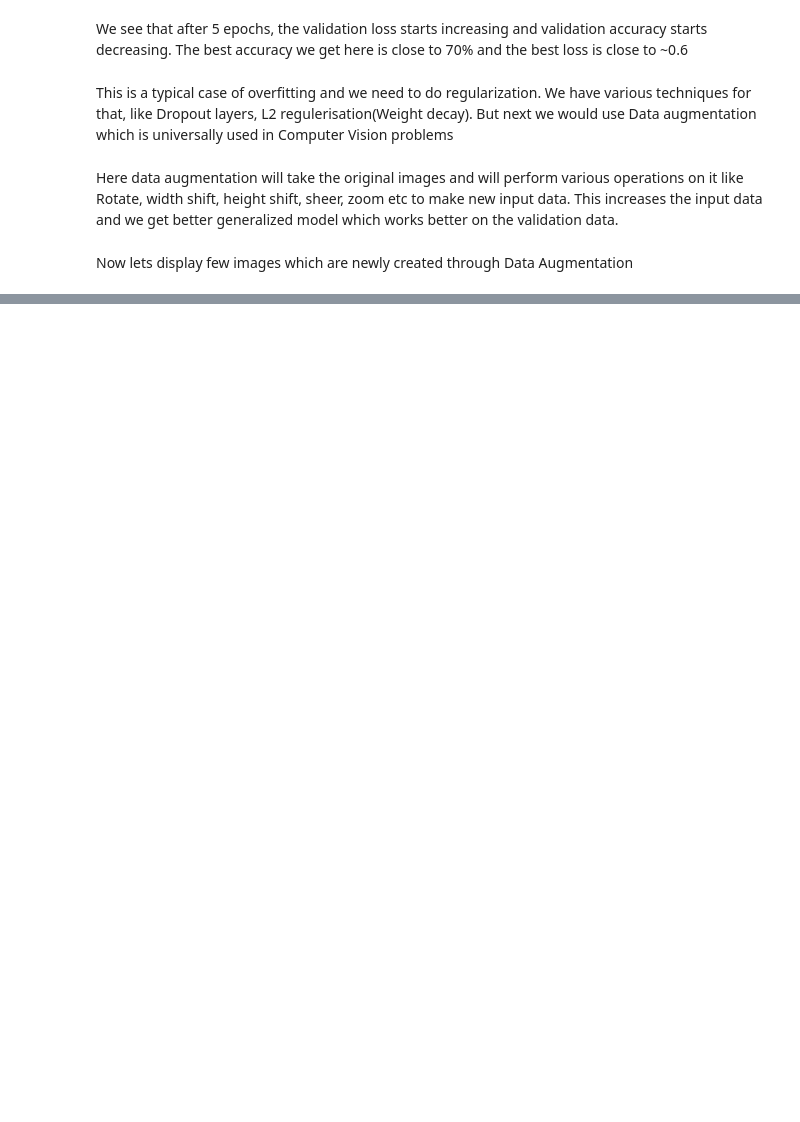
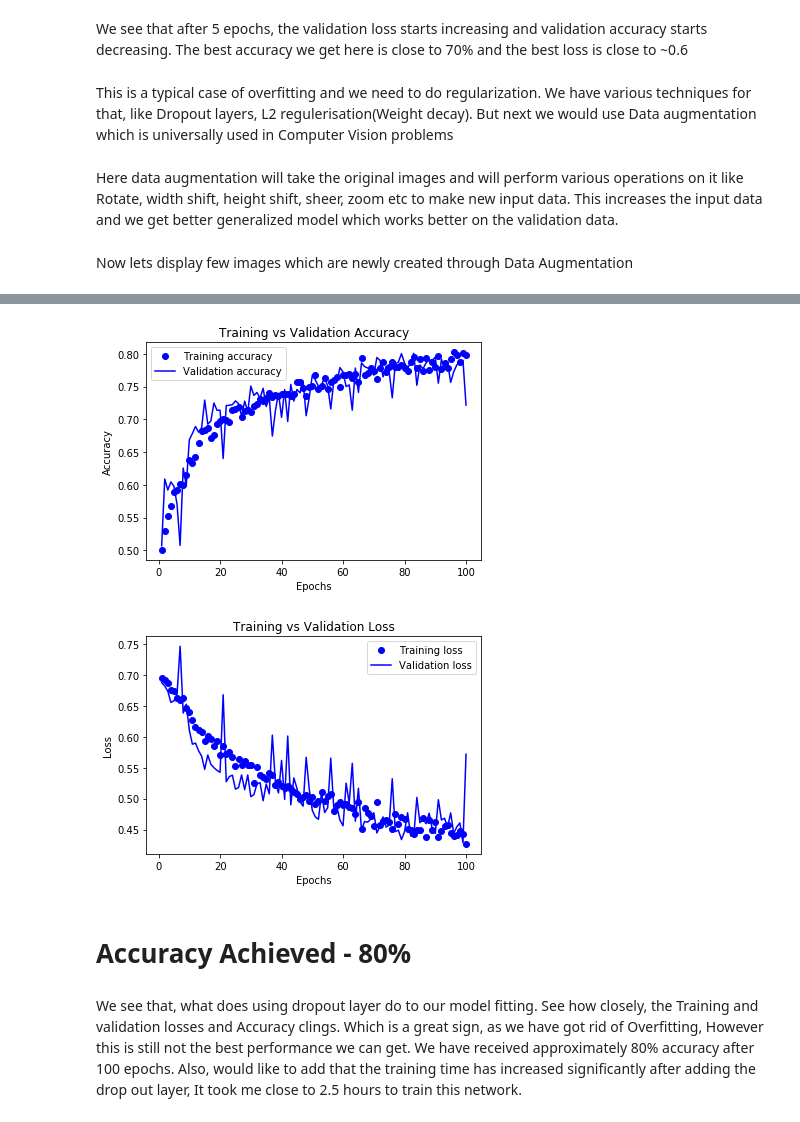
Before and after one commit to RahulTechTutorials/Deep_learning, a Jupyter notebook: Classification_NN_Dogs_cats.ipynb, the cells around one changed output, grey strips where cells are left out. Cells and saved outputs as stored; diff of their text form; code cells hidden in the pictures; blank space fills up the shorter version.

```diff
--- a/Classification_NN_Dogs_cats.ipynb
+++ b/Classification_NN_Dogs_cats.ipynb
@@ -306,0 +338,3 @@ plt.show()
+# %%
+from keras import optimizers
+model2.compile(loss = 'binary_crossentropy', optimizer = optimizers.RMSprop(lr=1e-4),metrics=['acc'])
@@ -306,0 +349,14 @@ plt.show()
+# %%
+from keras.preprocessing.image import ImageDataGenerator
+train_datagen = ImageDataGenerator(rescale=1./255,
+                                   rotation_range= 40,
+                                   width_shift_range = 0.2,
+                                   height_shift_range=0.2,
+                                   shear_range = 0.2,
+                                   zoom_range = 0.2,
+                                  horizontal_flip = True,
+                                  )
+test_datagen =       ImageDataGenerator(rescale=1./255)
+
+train_generator = train_datagen.flow_from_directory(train_dir,target_size = (150,150),batch_size=32,class_mode='binary')
+validation_generator = test_datagen.flow_from_directory(validation_dir,target_size = (150,150),batch_size=32,class_mode='binary' )
@@ -306,0 +366,3 @@ plt.show()
+# %%
+history = model2.fit_generator(train_generator,steps_per_epoch = 50, epochs=100,validation_data = validation_generator, validation_steps= 50 )
+model2.save('cats_and_dogs_2.h5')
@@ -306,0 +391,31 @@ plt.show()
+# %%
+import matplotlib.pyplot as plt
+acc = history.history['acc']
+val_acc = history.history['val_acc']
+loss = history.history['loss']
+val_loss = history.history['val_loss']
+epochs = list(range(1,len(acc)+1))
+plt.plot(epochs,acc,'bo',label='Training accuracy')
+plt.plot(epochs,val_acc,'b',label='Validation accuracy')
+plt.xlabel('Epochs')
+plt.ylabel('Accuracy')
+plt.title('Training vs Validation Accuracy')
+plt.legend()
+
+plt.figure()
+
+plt.plot(epochs,loss,'bo',label='Training loss')
+plt.plot(epochs,val_loss,'b',label='Validation loss')
+plt.xlabel('Epochs')
+plt.ylabel('Loss')
+plt.title('Training vs Validation Loss')
+plt.legend()
+
+plt.show()
+# %% [output]
+[figure, added]
+[figure, added]
+# %% [markdown]
+# **Accuracy Achieved - 80%**
+# %% [markdown]
+We see that, what does using dropout layer do to our model fitting. See how closely, the Training and validation losses and Accuracy clings. Which is a great sign, as we have got rid of Overfitting, However this is still not the best performance we can get. We have received approximately 80% accuracy after 100 epochs. Also, would like to add that the training time has increased significantly after adding the drop out layer, It took me close to 2.5 hours to train this network.
```
Also changed, not shown: parts of 50 cells of this notebook.
